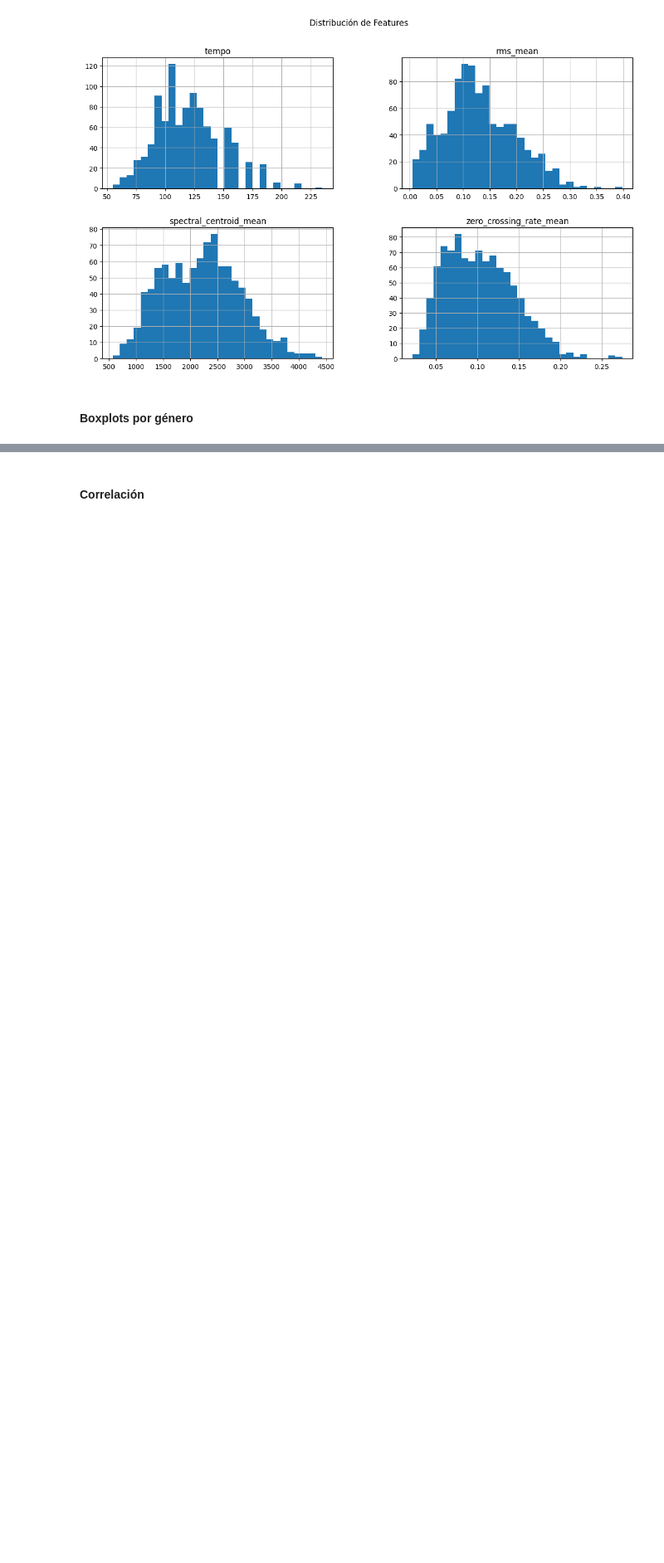
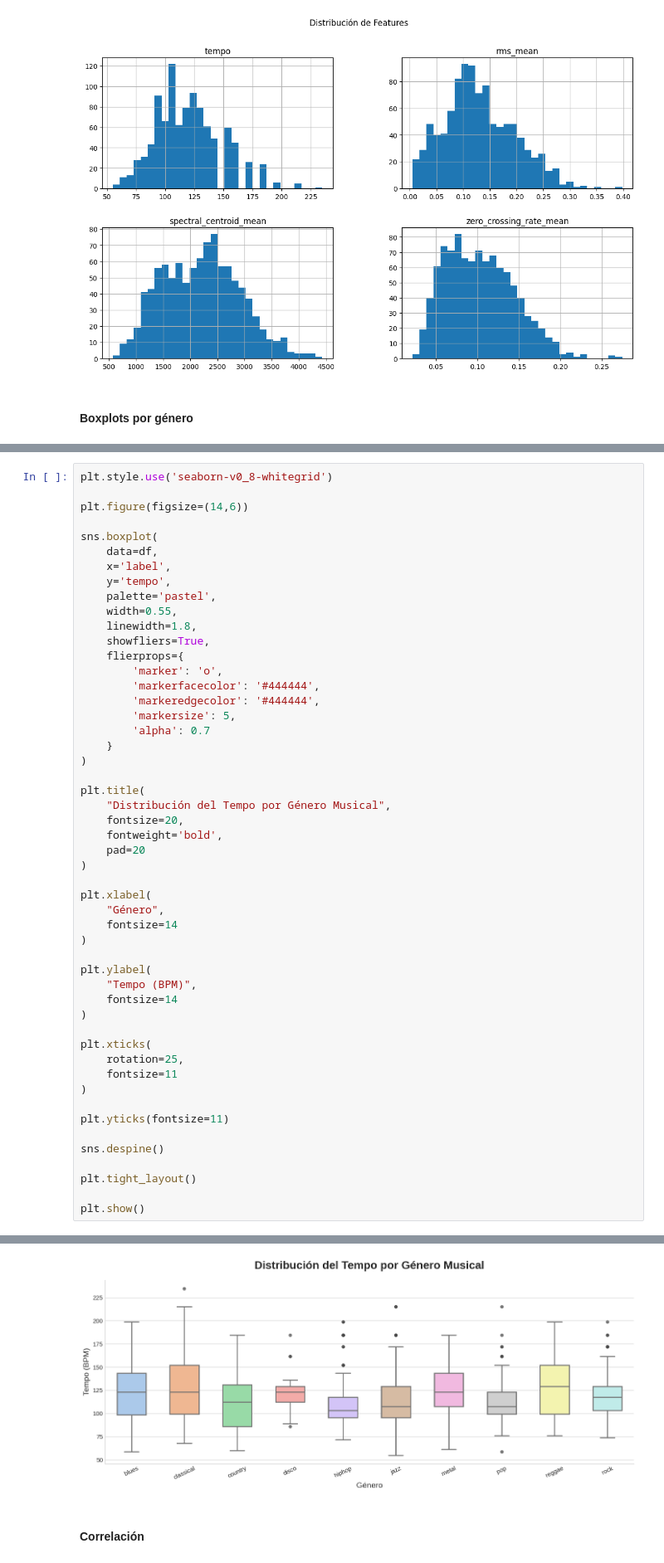
Before and after one commit to MajoRC221051/Proyecto-Final---Seminario-2, a Jupyter notebook: Proyecto_Final_Seminario.ipynb, the cells around one changed output, grey strips where cells are left out. Shown at 83% size. Saved outputs shown, nothing was run; the diff lists cells and outputs as text; blank space fills up the shorter version.

```diff
--- a/Proyecto_Final_Seminario.ipynb
+++ b/Proyecto_Final_Seminario.ipynb
@@ -212,0 +197,52 @@ plt.show()
+# %%
+plt.style.use('seaborn-v0_8-whitegrid')
+
+plt.figure(figsize=(14,6))
+
+sns.boxplot(
+    data=df,
+    x='label',
+    y='tempo',
+    palette='pastel',
+    width=0.55,
+    linewidth=1.8,
+    showfliers=True,
+    flierprops={
+        'marker': 'o',
+        'markerfacecolor': '#444444',
+        'markeredgecolor': '#444444',
+        'markersize': 5,
+        'alpha': 0.7
+    }
+)
+
+plt.title(
+    "Distribución del Tempo por Género Musical",
+    fontsize=20,
+    fontweight='bold',
+    pad=20
+)
+
+plt.xlabel(
+    "Género",
+    fontsize=14
+)
+
+plt.ylabel(
+    "Tempo (BPM)",
+    fontsize=14
+)
+
+plt.xticks(
+    rotation=25,
+    fontsize=11
+)
+
+plt.yticks(fontsize=11)
+
+sns.despine()
+
+plt.tight_layout()
+
+plt.show()
+# %% [output]
@@ -213,3 +252,4 @@ plt.show()
+[figure, added]
 # %% [markdown]
 #### Correlación
 # %%
```
Also changed, not shown: parts of 2 cells of this notebook.
